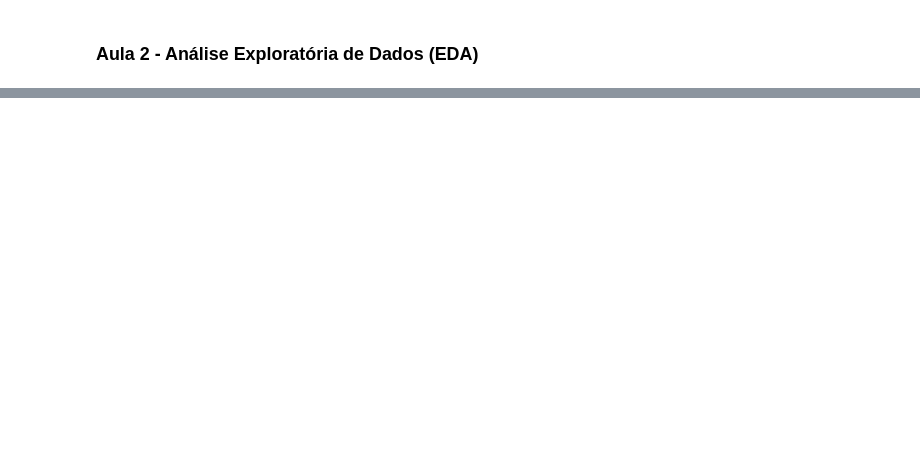
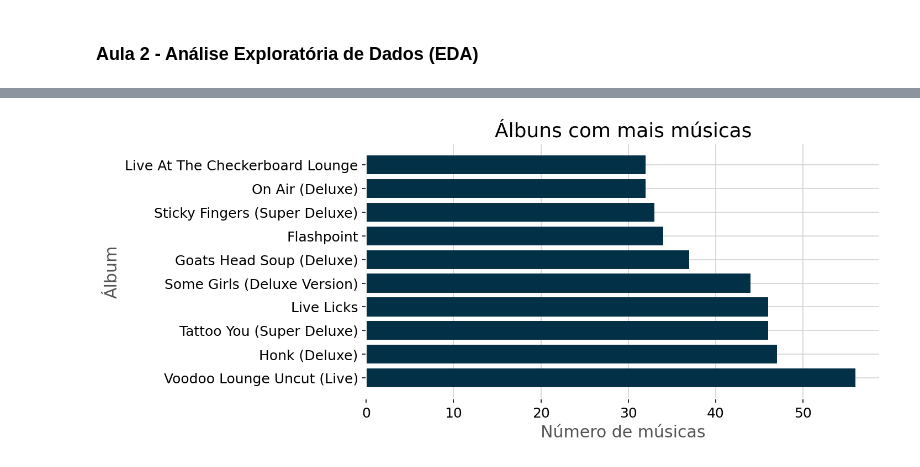
Before and after one commit to janainacazuza/Data-Analytics-FIAP-Pos-Thech, a Jupyter notebook: fase_02/notebooks/exploration/eda.ipynb, the cells around one changed output, grey strips where cells are left out. Cells and saved outputs as stored; diff of their text form; code cells hidden in the pictures; blank space fills up the shorter version.

```diff
--- a/fase_02/notebooks/exploration/eda.ipynb
+++ b/fase_02/notebooks/exploration/eda.ipynb
@@ -96,0 +258,9 @@ accuracy
+# %%
+top_albums = df['album'].value_counts().head(10)
+plt.barh(top_albums.index, top_albums.values)
+plt.xlabel('Número de músicas')
+plt.ylabel('Álbum')
+plt.title('Álbuns com mais músicas')
+plt.show()
+# %% [output]
+[figure, added]
```
Also changed, not shown: parts of 22 cells of this notebook, 2 other files.
